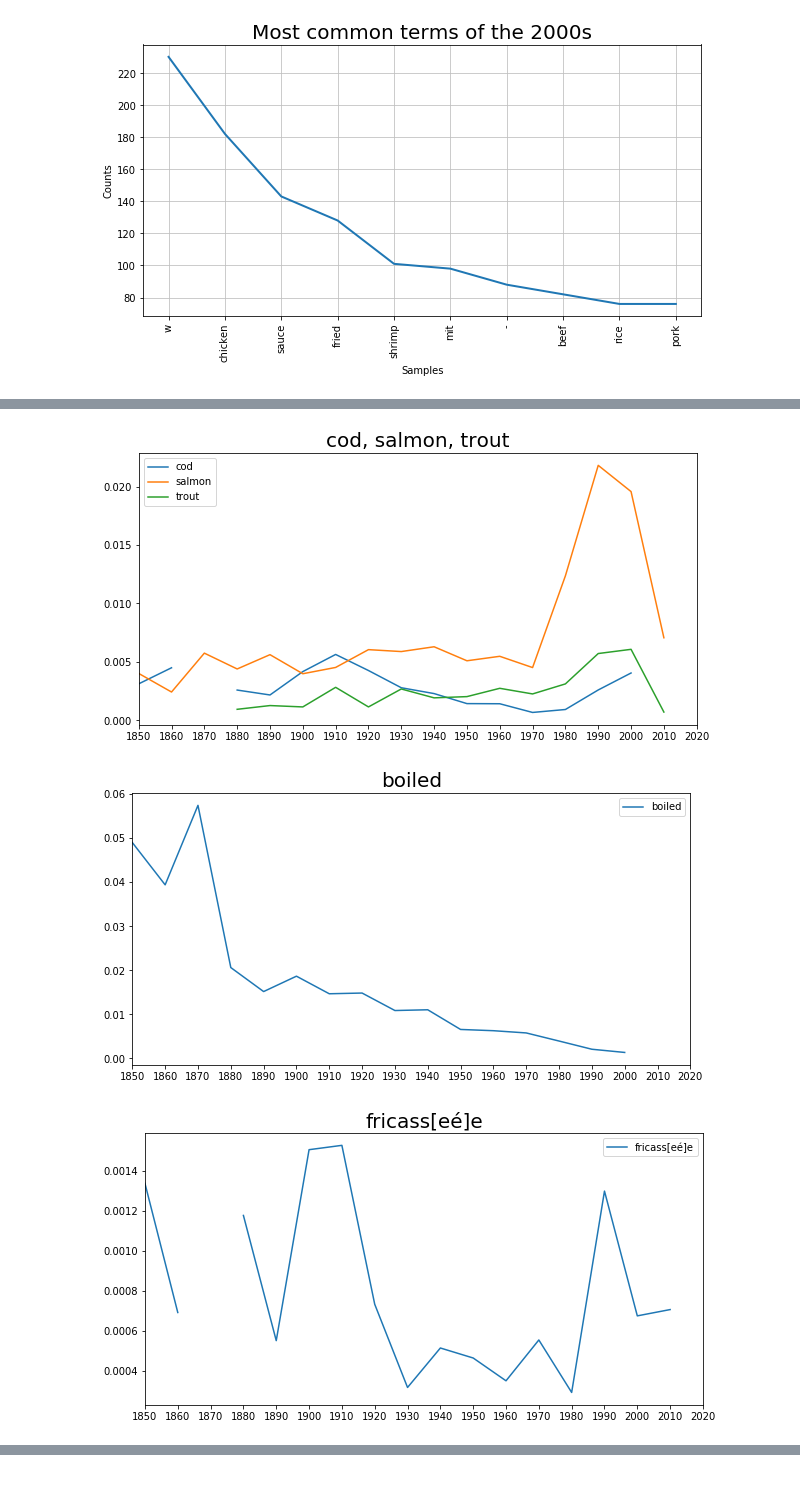
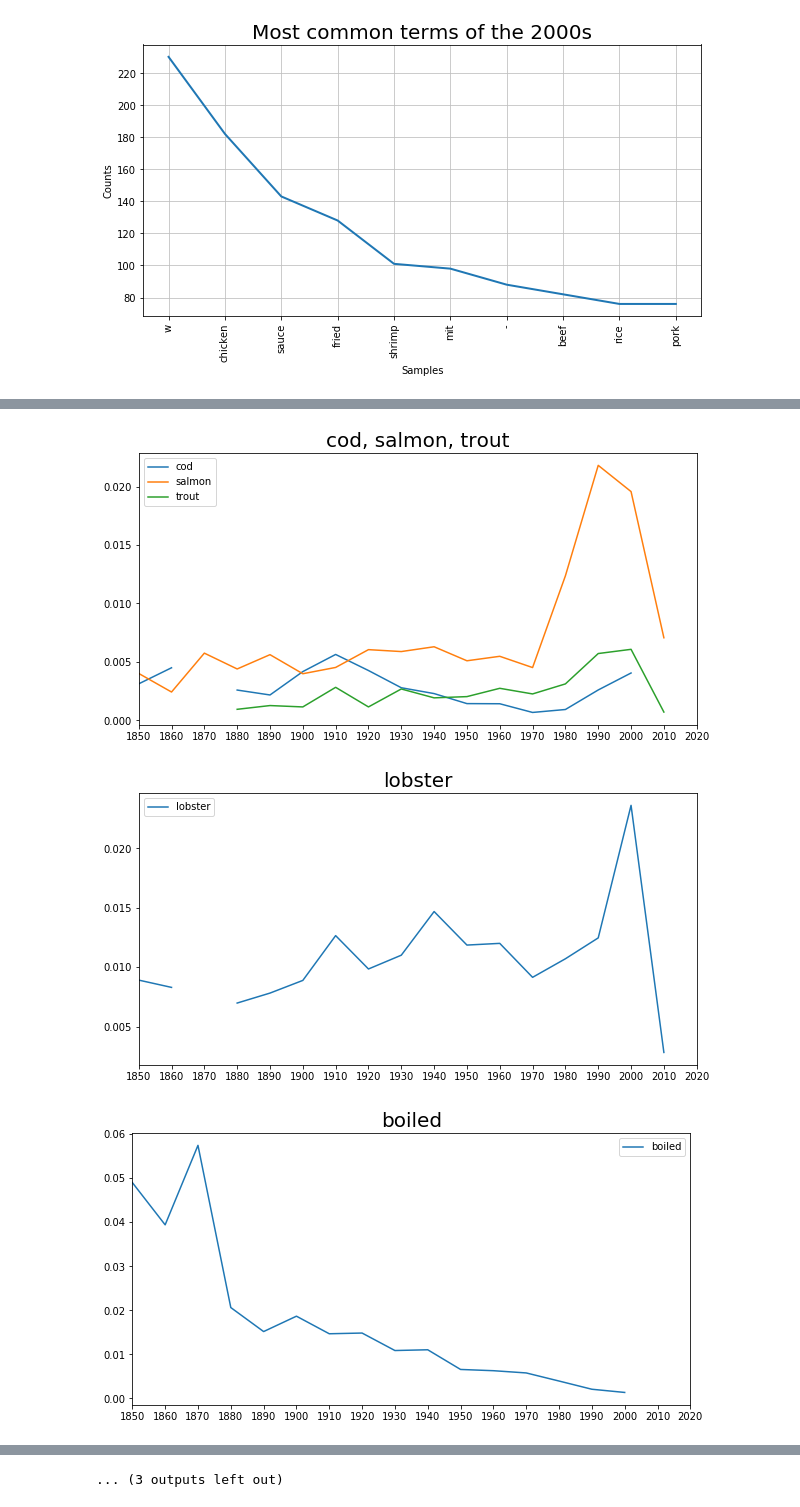
Before and after one commit to alexklapheke/menu, a Jupyter notebook: Menu-01-Import_Cleaning_EDA.ipynb, the cells around one changed output, grey strips where cells are left out. Saved outputs shown, nothing was run; the diff lists cells and outputs as text; code cells hidden in the pictures.

```diff
--- a/Menu-01-Import_Cleaning_EDA.ipynb
+++ b/Menu-01-Import_Cleaning_EDA.ipynb
@@ -167,34 +167,36 @@ for group in [
     ["vanilla", "chocolate"],
     ["jell-?o"],
     ["cod", "salmon", "trout"],
+    ["lobster"],
     ["boiled"],
     ["fricass[eé]e"],
     ["sauce"],
     ["reduction", "marinated"],
     ["soy", "tofu"],
     ["local", "organic"],
     ["umami"],
+    ["macaroni"],
 ]:
     plt.figure(figsize=size)
     plt.title(", ".join(group), fontsize=20)
 
     for term in group:
         # We want proportions of menus since we have many more from some decades than from others (see above hist)
         prop_dishes = df[df["name"].str.contains(term)].groupby("decade").sum() / df.groupby("decade").sum()
         prop_menus = df[df["name"].str.contains(term)].groupby("decade").count()["menu_id"] / df.groupby("decade").count()["menu_id"]
 
         plt.xticks(decades)
         plt.xlim((1850, 2020))
         plt.plot(prop_menus, label=term)
 
     plt.legend()
     #display(df.groupby("decade").sum())
 # %% [output]
 [figure]
 [figure]
 [figure]
 [figure]
 [figure]
 [figure]
-[figure, old version]
+[figure, new version]
-[figure, old version]
+[figure, new version]
@@ -205,0 +207 @@ for group in [
+... (3 outputs left out)
```
Also changed, not shown: parts of 1 cell of this notebook, 1 other file.
